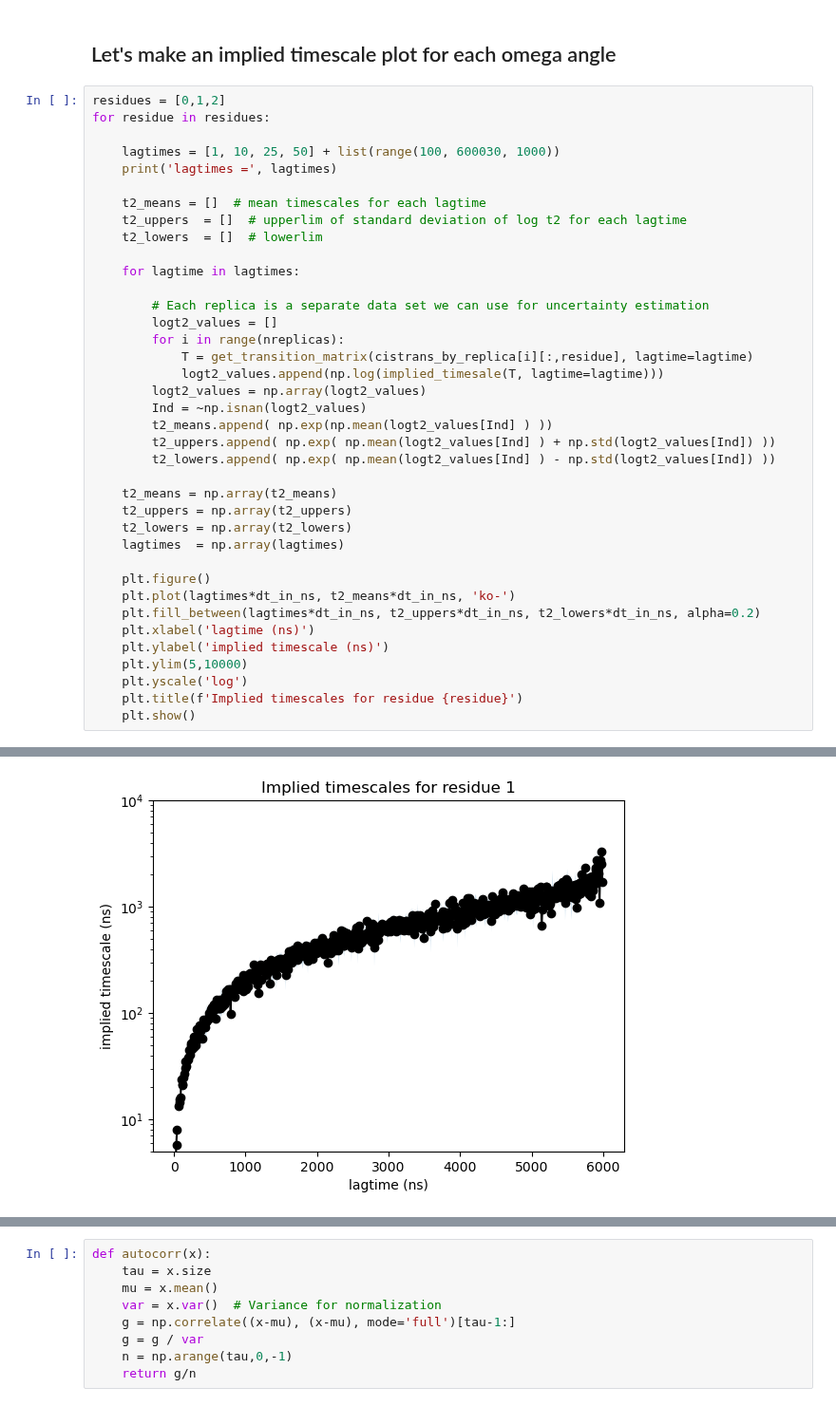
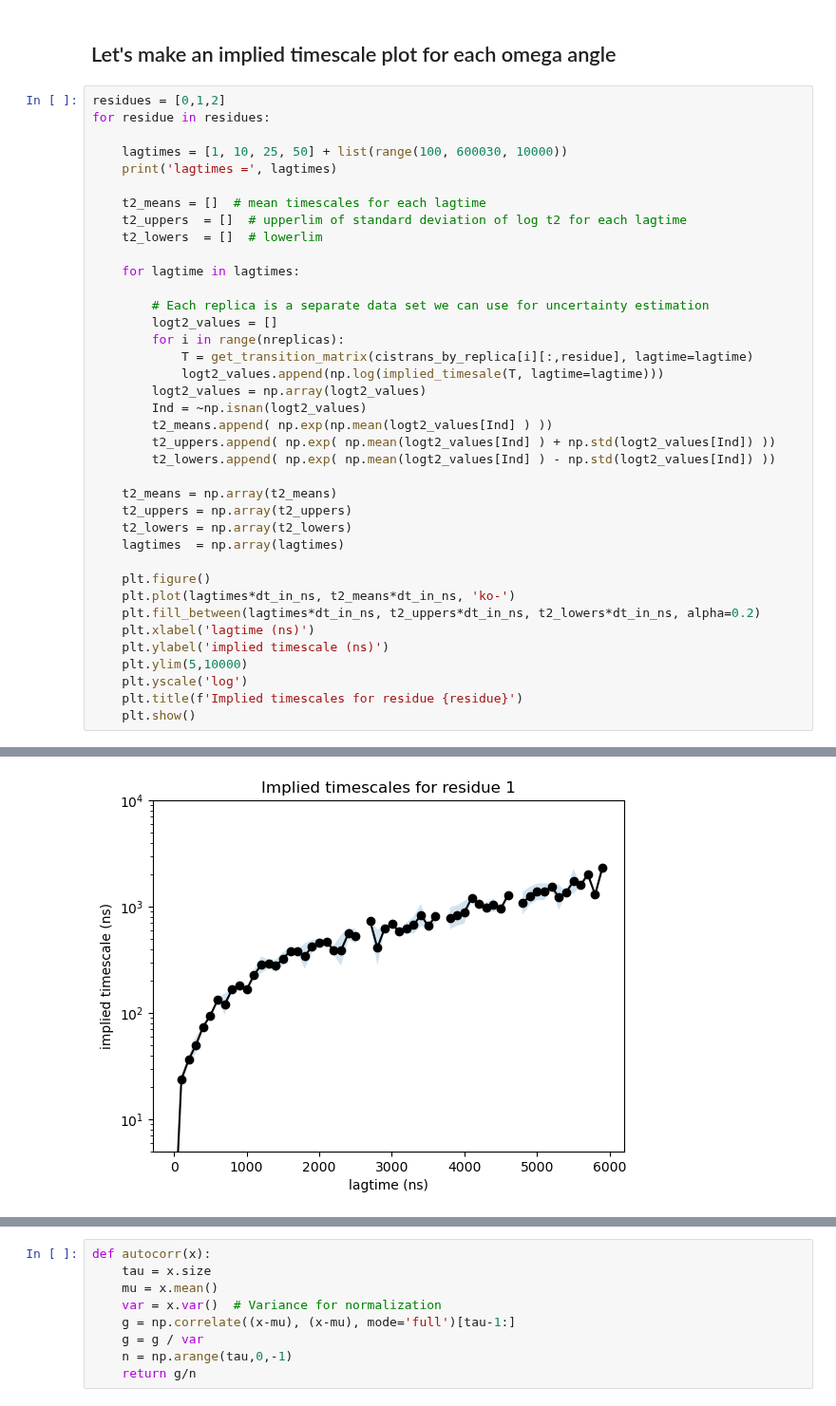
Before and after one commit to starwingc/peptoid_ESM, a Jupyter notebook: HREX/analysis/isomerizaion_timescales.ipynb, the cells around one changed output, grey strips where cells are left out. Shown at 95% size. Saved outputs shown, nothing was run; the diff lists cells and outputs as text.

```diff
--- a/HREX/analysis/isomerizaion_timescales.ipynb
+++ b/HREX/analysis/isomerizaion_timescales.ipynb
@@ -123,7 +120,7 @@ def implied_timesale(T, lagtime=1):
 residues = [0,1,2]
 for residue in residues:
 
-    lagtimes = [1, 10, 25, 50] + list(range(100, 600030, 1000))
+    lagtimes = [1, 10, 25, 50] + list(range(100, 600030, 10000))
     print('lagtimes =', lagtimes)
 
     t2_means = []  # mean timescales for each lagtime
@@ -164 +161 @@ lagtimes = [1, 10, 25, 50, 100, 1100, 2100, 3100, 4100, 5100, 6100, 7100, 8100,
-[figure, old version]
+[figure, new version]
```
Also changed, not shown: parts of 10 cells of this notebook.
